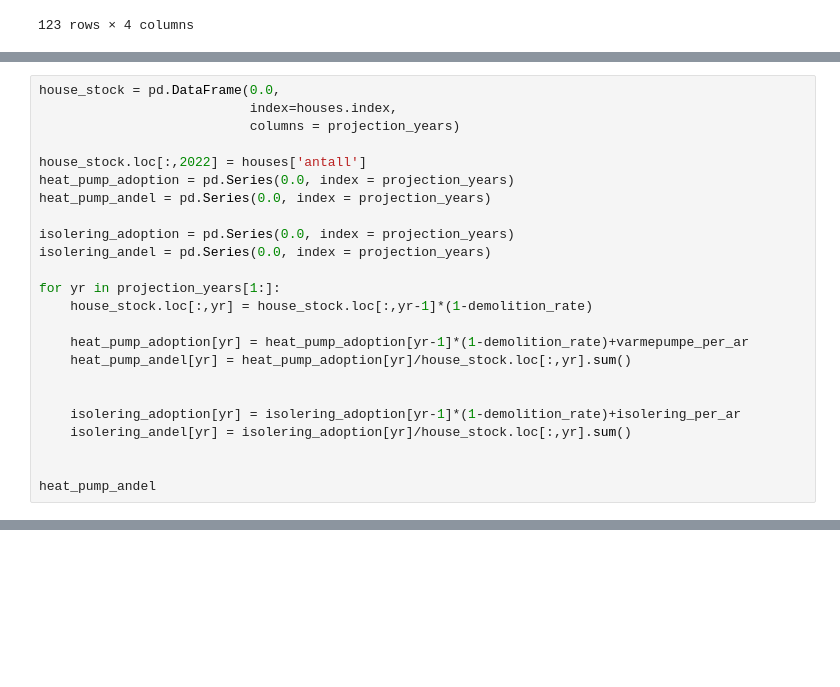
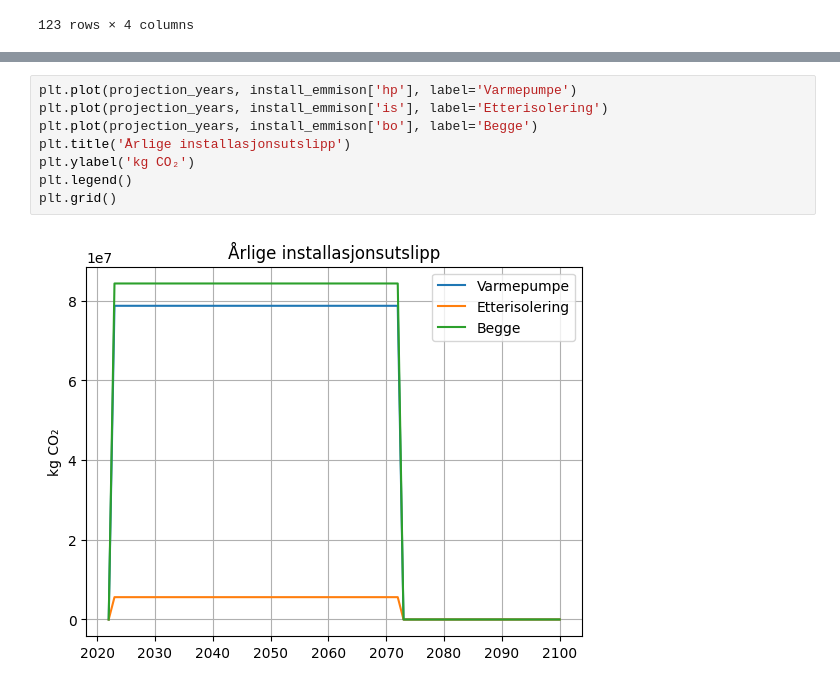
Before and after one commit to andre-hegre/Beregninger_Scenariomodell, a Jupyter notebook: projection.ipynb, the cells around one changed output, grey strips where cells are left out. Drawn from its saved outputs; the diff is of its cells as text; blank space fills up the shorter version.

```diff
--- a/projection.ipynb
+++ b/projection.ipynb
@@ -46,24 +62,0 @@ co2_per_etterisolering    = 0.56*1e3   # tCO₂ per insulation job
-# %%
-house_stock = pd.DataFrame(0.0,
-                           index=houses.index,
-                           columns = projection_years)
-
-house_stock.loc[:,2022] = houses['antall']
-heat_pump_adoption = pd.Series(0.0, index = projection_years)
-heat_pump_andel = pd.Series(0.0, index = projection_years)
-
-isolering_adoption = pd.Series(0.0, index = projection_years)
-isolering_andel = pd.Series(0.0, index = projection_years)
-
-for yr in projection_years[1:]:
-    house_stock.loc[:,yr] = house_stock.loc[:,yr-1]*(1-demolition_rate)
-
-    heat_pump_adoption[yr] = heat_pump_adoption[yr-1]*(1-demolition_rate)+varmepumpe_per_ar
-    heat_pump_andel[yr] = heat_pump_adoption[yr]/house_stock.loc[:,yr].sum()
-
-
-    isolering_adoption[yr] = isolering_adoption[yr-1]*(1-demolition_rate)+isolering_per_ar
-    isolering_andel[yr] = isolering_adoption[yr]/house_stock.loc[:,yr].sum()
-
-
-heat_pump_andel
@@ -146,0 +237,10 @@ Spart med etterisolering: 116 TWh
+# %%
+plt.plot(projection_years, install_emmison['hp'], label='Varmepumpe')
+plt.plot(projection_years, install_emmison['is'], label='Etterisolering')
+plt.plot(projection_years, install_emmison['bo'], label='Begge')
+plt.title('Årlige installasjonsutslipp')
+plt.ylabel('kg CO₂')
+plt.legend()
+plt.grid()
+# %% [output]
+[figure, added]
```
Also changed, not shown: parts of 7 cells of this notebook.
